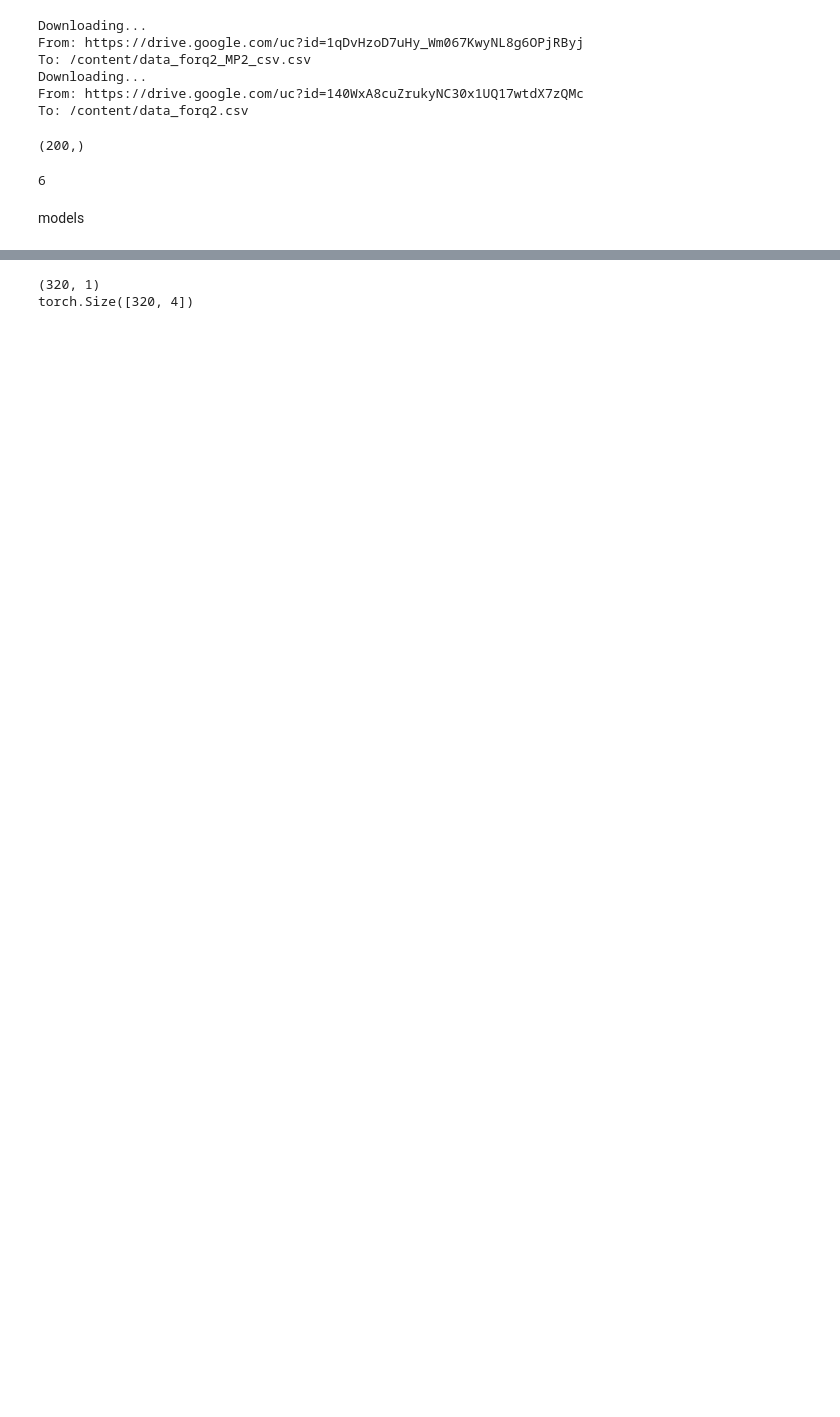
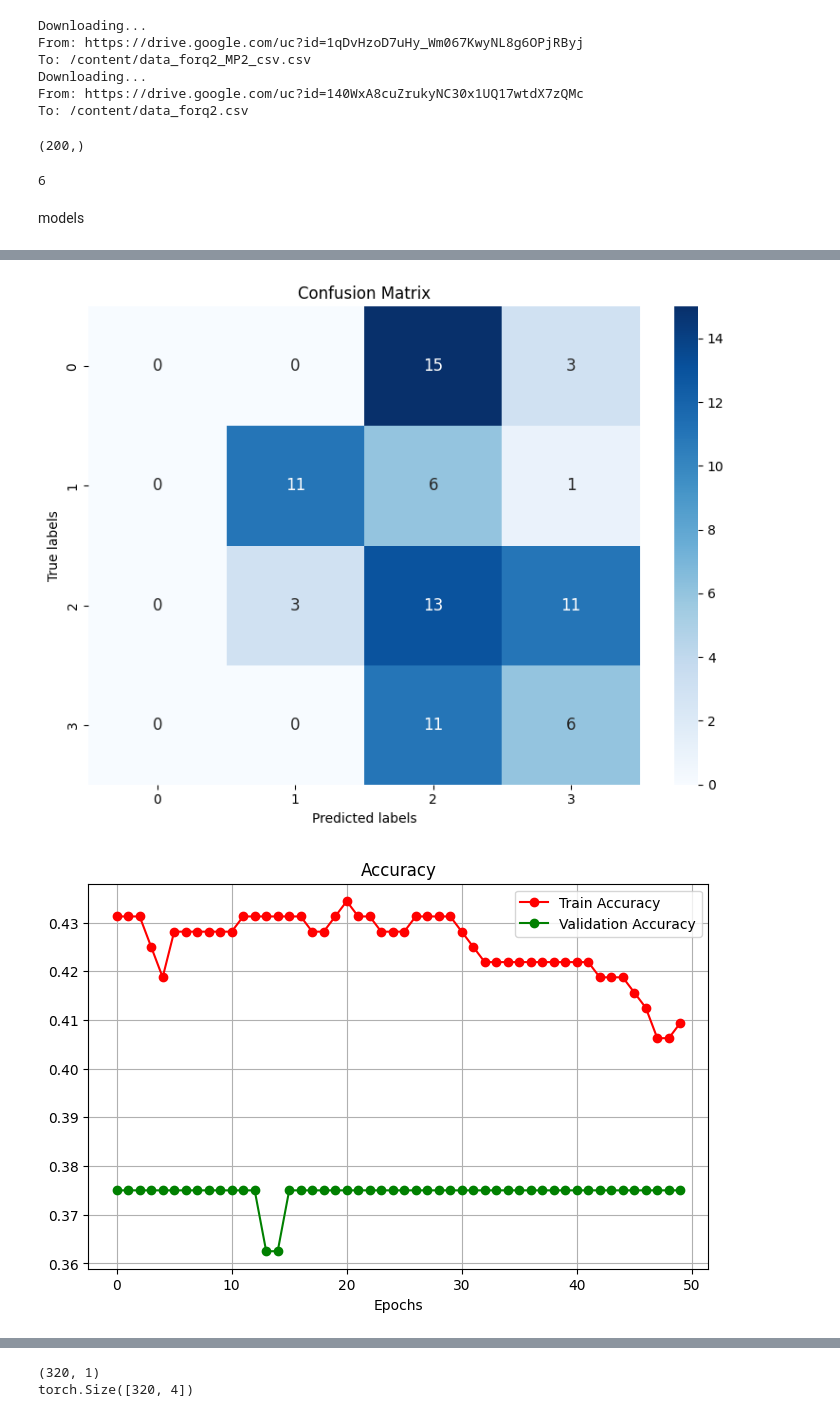
Before and after one commit to mvmoghadam1999/Mp2_testing, a Jupyter notebook: ML_MP2.ipynb, the cells around one changed output, grey strips where cells are left out. Cells and saved outputs as stored; diff of their text form; code cells hidden in the pictures; blank space fills up the shorter version.

```diff
--- a/ML_MP2.ipynb
+++ b/ML_MP2.ipynb
@@ -638,0 +765,68 @@ print(X_trl_normal[:10])
+# %%
+from tensorflow.keras.losses import SparseCategoricalCrossentropy , MeanSquaredError
+
+model_keras = Sequential(
+    [
+        Input(shape=(10,), name='Input'),
+        Dense(units=12, activation='relu', name='Hidden_1'),
+        Dense(units=8, activation='relu', name='Hidden_2'),
+        Dense(units=4, activation='softmax', name='Classification')
+    ]
+)
+
+
+
+
+loss_fn = MeanSquaredError()
+optim_fn = SGD(learning_rate=0.001)
+model_keras.compile(optimizer=optim_fn, loss=loss_fn, metrics=['acc'])
+history = model_keras.fit(X_tr_normal, y_train, validation_data = (X_te_normal, y_test) , epochs=50, batch_size=16)
+train_acc = history.history['acc']
+train_loss = history.history['loss']
+
+val_acc = history.history['val_acc']
+val_loss = history.history['val_loss']
+results = model_keras.evaluate(X_te_normal , y_test)
+y_pred_keras = model_keras.predict(X_te_normal)
+y_pred_keras_tens = torch.Tensor(y_pred_keras)
+y_t_pre = model_keras.predict(X_tr_normal)
+rscore_2 = r2_score(y_test , np.argmax(y_pred_keras , axis = 1))
+
+print(rscore_2)
+
+cf_matrix = confusion_matrix(y_test, np.argmax(y_pred_keras , axis = 1))
+
+
+print(classification_report(y_test.reshape(80 , ) , np.argmax(y_pred_keras , axis = 1)))
+
+
+plt.figure(figsize=(8, 6))
+sns.heatmap(cf_matrix, annot=True, fmt='d', cmap='Blues', annot_kws={"size": 12})
+
+
+plt.gca().set_ylim(len(np.unique(y_test)), 0)
+plt.title('Confusion Matrix')
+plt.xlabel('Predicted labels')
+plt.ylabel('True labels')
+
+
+plt.tight_layout()
+plt.savefig('confusion_matrix4.png', dpi=300)
+plt.show()
+
+plt.figure(figsize=(8,5))
+plt.plot(train_acc, 'r-o', label='Train Accuracy')
+plt.plot(val_acc, 'g-o', label='Validation Accuracy')
+plt.title('Accuracy')
+plt.xlabel('Epochs')
+plt.legend()
+plt.grid()
+
+plt.figure(figsize=(8,5))
+plt.plot(train_loss, 'r-o', label='Train Loss')
+plt.plot(val_loss, 'g-o', label='Validation Loss')
+plt.title('Loss')
+plt.xlabel('Epochs')
+plt.legend()
+plt.grid()
+# %% [output]
@@ -638,0 +850,2 @@ print(X_trl_normal[:10])
+[figure, added]
+[figure, added]
```
Also changed, not shown: parts of 66 cells of this notebook.
